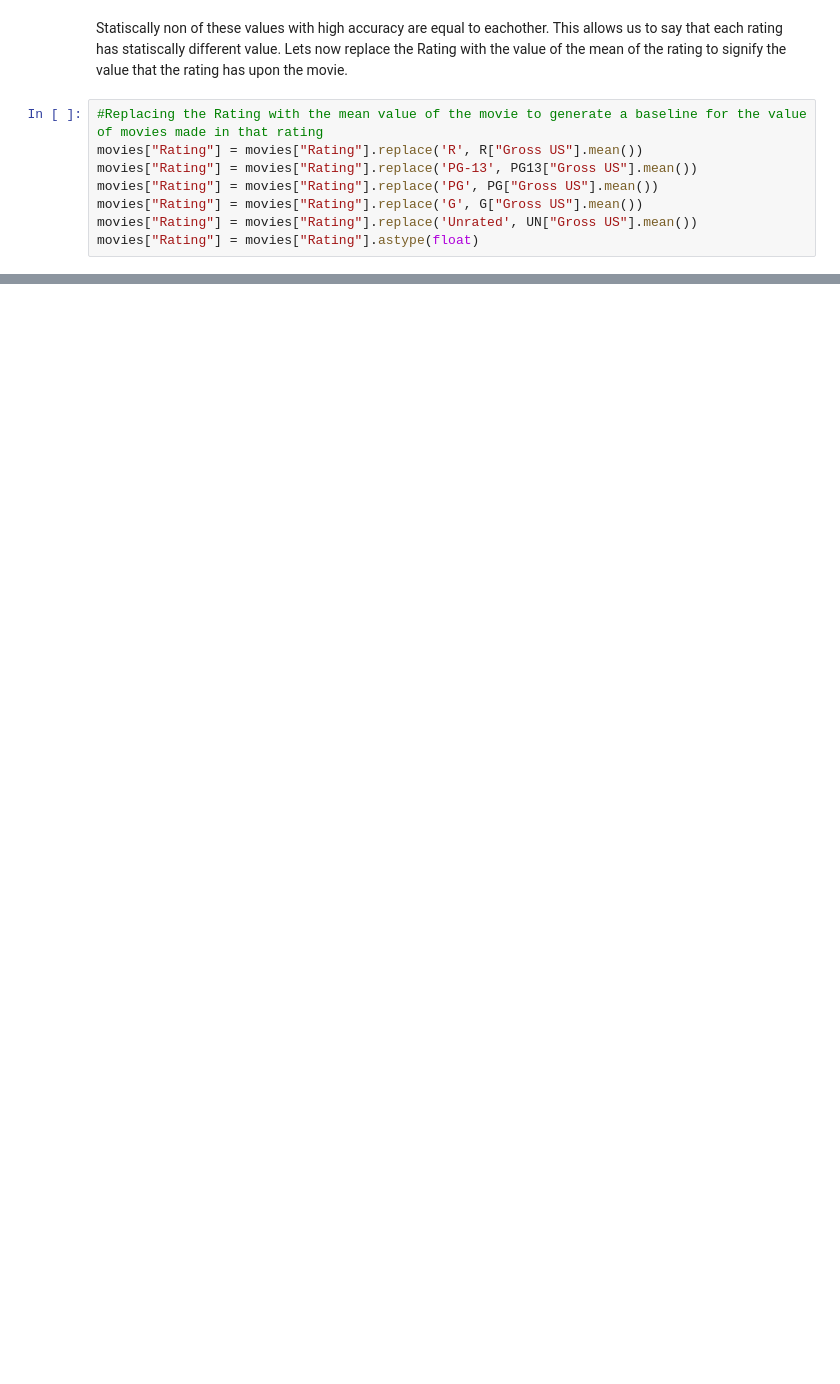
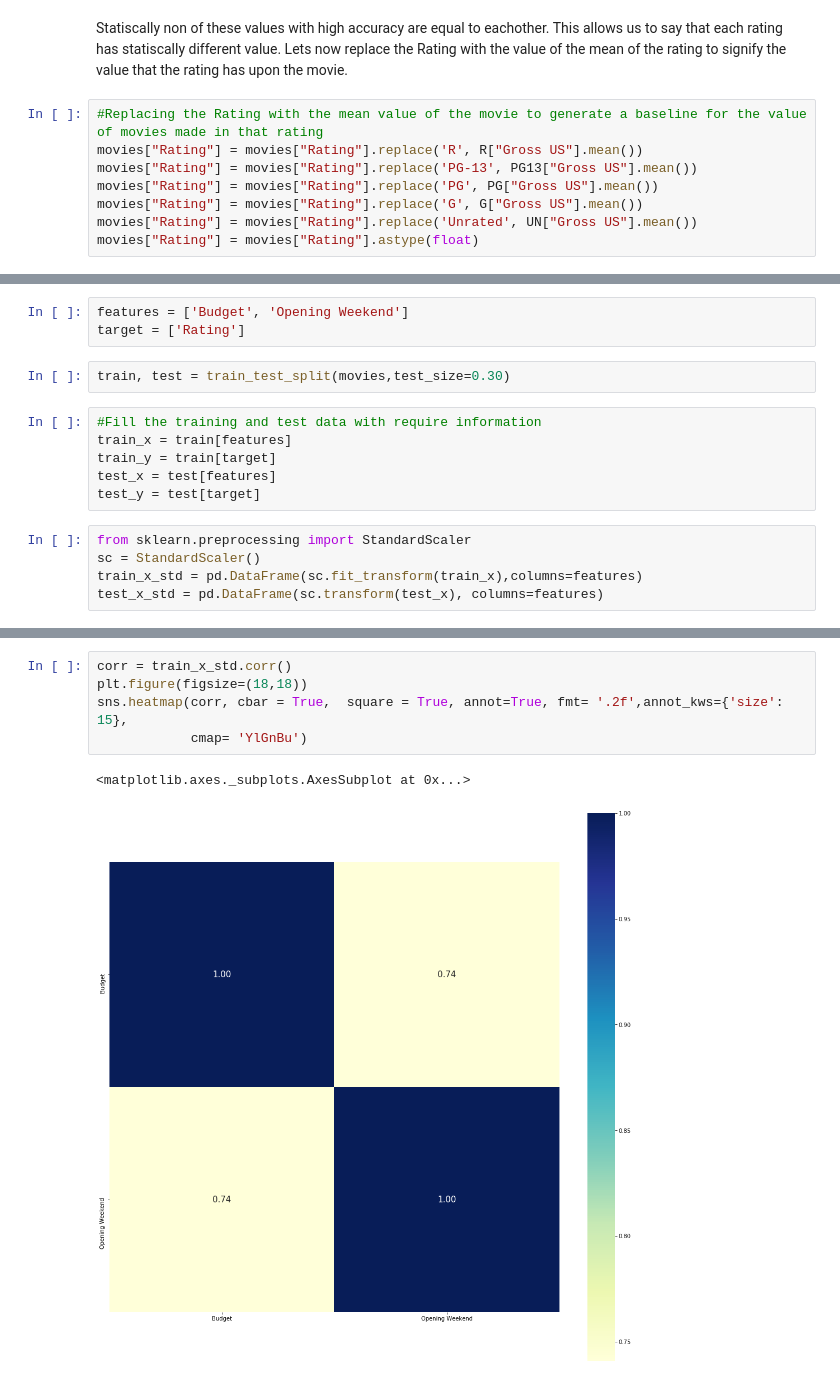
Before and after one commit to ZakBastiani/DataScienceProject2019, a Jupyter notebook: Data Processing.ipynb, the cells around one changed output, grey strips where cells are left out. Drawn from its saved outputs; the diff is of its cells as text; blank space fills up the shorter version.

```diff
--- a/Data Processing.ipynb
+++ b/Data Processing.ipynb
@@ -869,0 +909,16 @@ movies["Rating"] = movies["Rating"].astype(float)
+# %%
+features = ['Budget', 'Opening Weekend']
+target = ['Rating']
+# %%
+train, test = train_test_split(movies,test_size=0.30)
+# %%
+#Fill the training and test data with require information
+train_x = train[features]
+train_y = train[target]
+test_x = test[features]
+test_y = test[target]
+# %%
+from sklearn.preprocessing import StandardScaler
+sc = StandardScaler()
+train_x_std = pd.DataFrame(sc.fit_transform(train_x),columns=features)
+test_x_std = pd.DataFrame(sc.transform(test_x), columns=features)
@@ -869,0 +931,8 @@ movies["Rating"] = movies["Rating"].astype(float)
+# %%
+corr = train_x_std.corr()
+plt.figure(figsize=(18,18))
+sns.heatmap(corr, cbar = True,  square = True, annot=True, fmt= '.2f',annot_kws={'size': 15},
+            cmap= 'YlGnBu')
+# %% [output]
+<matplotlib.axes._subplots.AxesSubplot at 0x...>
+[figure, added]
```
Also changed, not shown: parts of 26 cells of this notebook.
